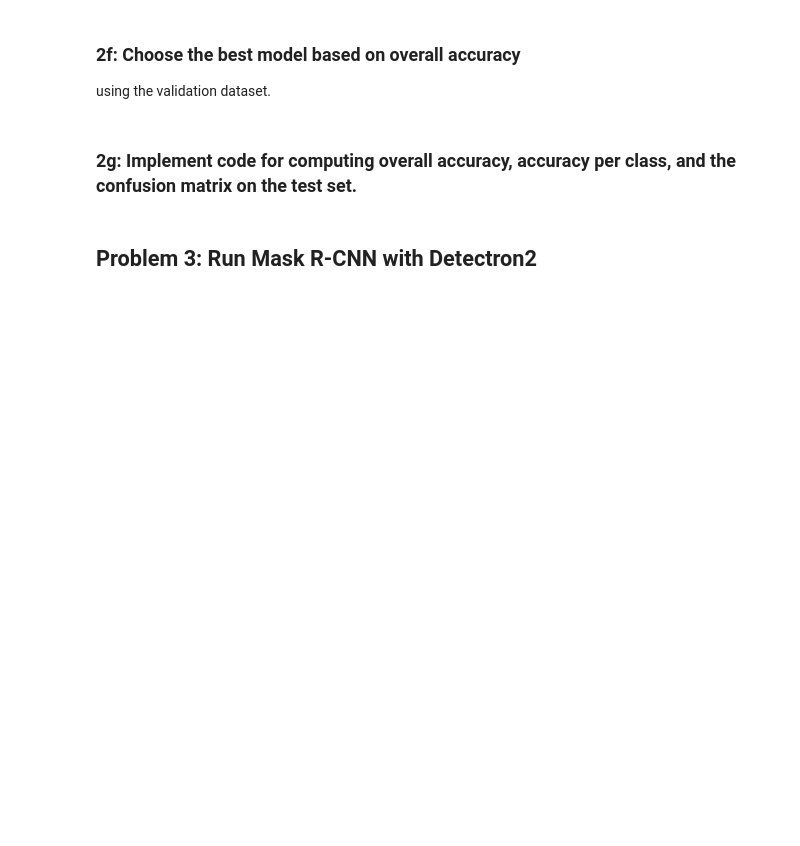
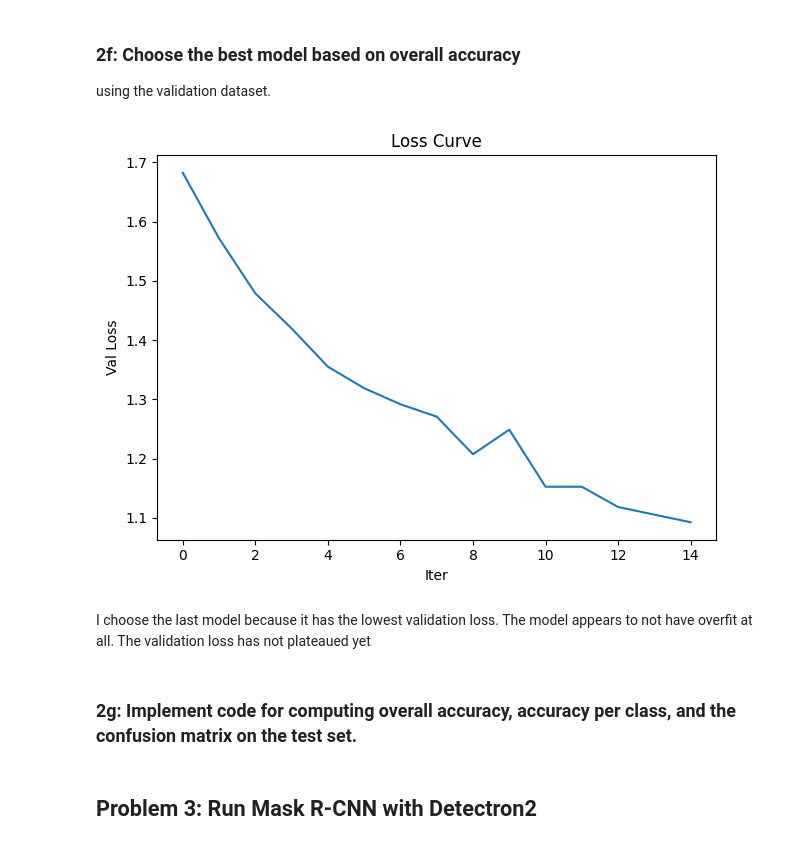
Before and after one commit to kdmalc/intro-computer-vision, a Jupyter notebook: HW4_2025.ipynb, the cells around one changed output. Drawn from its saved outputs; the diff is of its cells as text; code cells hidden in the pictures; blank space fills up the shorter version.

```diff
--- a/HW4_2025.ipynb
+++ b/HW4_2025.ipynb
@@ -229,20 +359,27 @@ class CIFARDataset(Dataset):
 # %% [markdown]
 ### 2b: Write transforms
 # %%
-cifar = np.load('/content/drive/MyDrive/CIFAR.npz')
+from torchvision.transforms import Compose, ToTensor, RandomHorizontalFlip, RandomAffine, ColorJitter
+
+cifar = np.load('/content/drive/MyDrive/ELEC546/HW4/CIFAR.npz')
 X, y, label_names = cifar['X'], cifar['y'] * 1.0, cifar['label_names']
 print("Read in CIFAR10 dataset with %d examples, and labels:\n %s" % (X.shape[0], label_names))
 
 batch_size = 64
 
-transform = None # Add transforms.
+transform = Compose([
+    ToTensor(),
+    RandomHorizontalFlip(),
+    RandomAffine(degrees=5, scale=(0.8, 1.2)),
+    ColorJitter(brightness=(0.8, 1.2), saturation=(0.8, 1.2))
+])
 train_dataset = CIFARDataset(X, y, "train", transform)
 train_dataloader = data.DataLoader(train_dataset, batch_size=batch_size, shuffle=True, num_workers=1)
 
-transform = None # No transforms, but should still include ToTensor().
+transform = Compose([ToTensor()])
 val_dataset = CIFARDataset(X, y, "val", transform)
 val_dataloader = data.DataLoader(val_dataset, batch_size=batch_size, shuffle=True, num_workers=1)
 
-transform = None # No transforms, but should still include ToTensor().
+transform = Compose([ToTensor()])
 test_dataset = CIFARDataset(X, y, "test", transform)
 test_dataloader = data.DataLoader(test_dataset, batch_size=batch_size, shuffle=False, num_workers=1)
@@ -262,0 +473,5 @@ class Model(nn.Module):
+# %%
+# 2e
+
+model = Model()
+val_losses = train_model(model, train_dataset, val_dataset, save_dir='/content/drive/MyDrive/ELEC546/HW4/checkpoints')
@@ -268,2 +499,17 @@ using the validation dataset.
+# %%
+# I just eval the model inside the training loop since that's how I normally do it...
+## So, just plotting the results here:
+
+plt.figure()
+plt.plot(val_losses)
+plt.title("Loss Curve")
+plt.xlabel("Iter")
+plt.ylabel("Val Loss")
+plt.tight_layout()
+plt.show()
+# %% [output]
+[figure, added]
+# %% [markdown]
+I choose the last model because it has the lowest validation loss. The model appears to not have overfit at all. The validation loss has not plateaued yet
 # %% [markdown]
 ### 2g: Implement code for computing overall accuracy, accuracy per class, and the confusion matrix on the test set.
```
Also changed, not shown: parts of 24 cells of this notebook.
